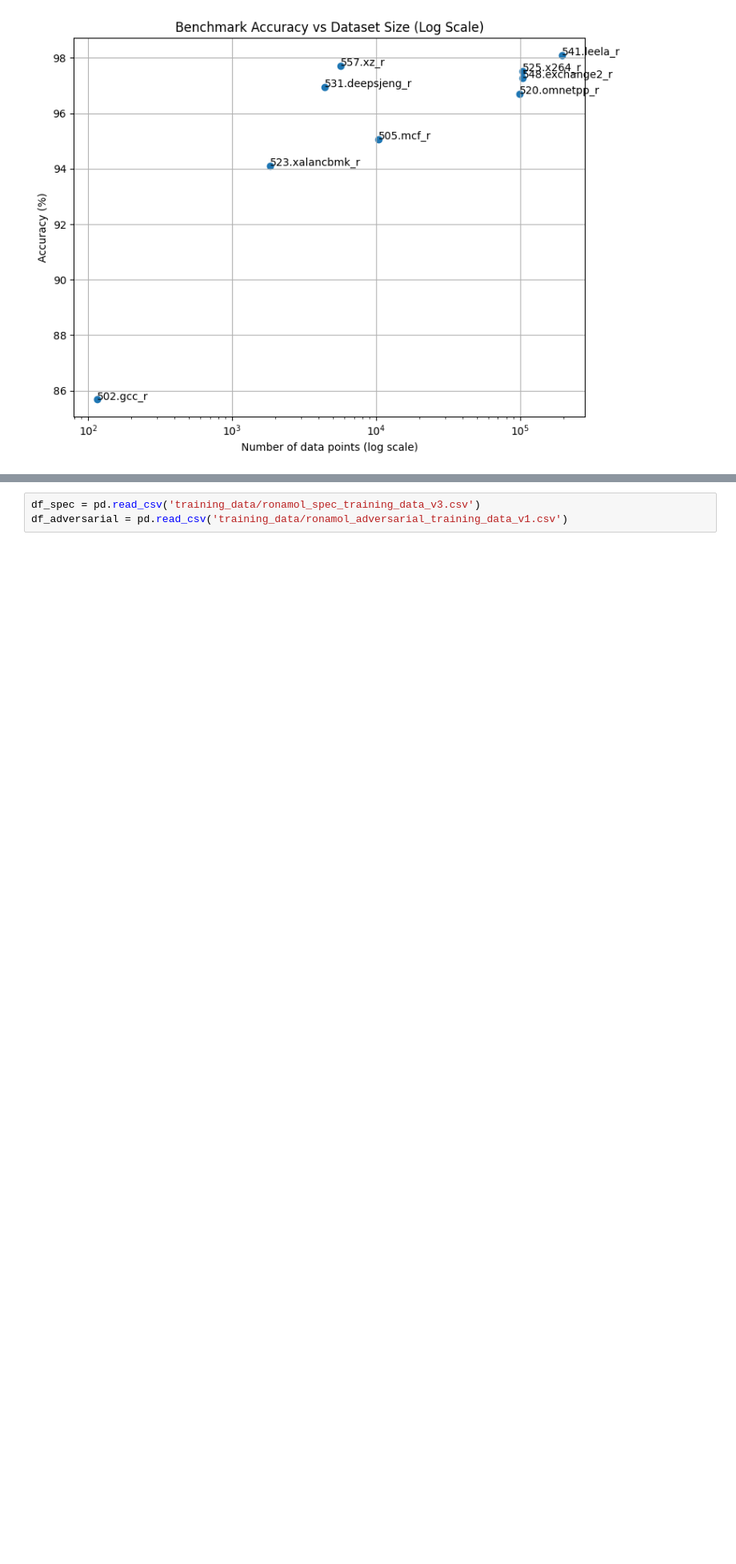
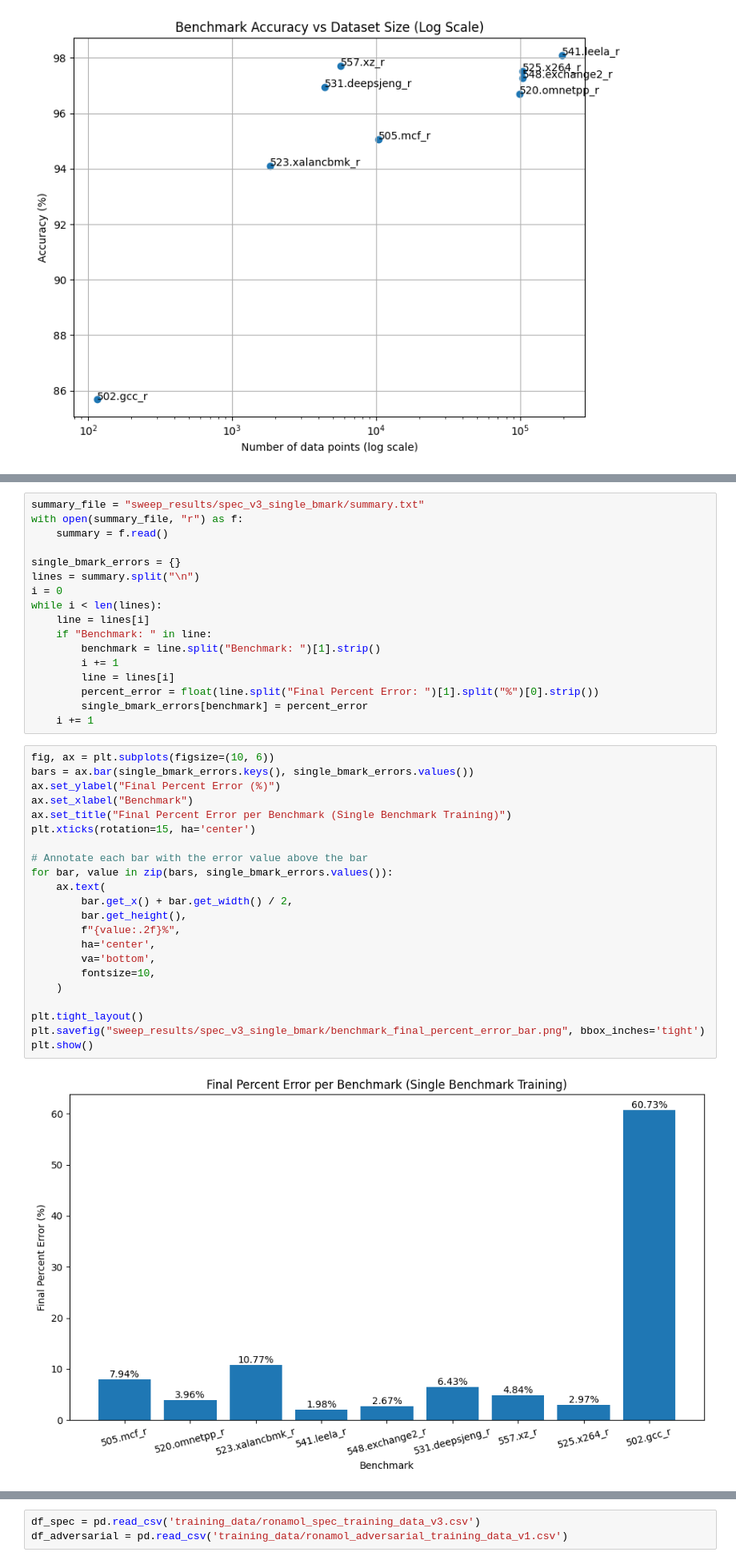
Before and after one commit to ronitnag04/peregrine, a Jupyter notebook: ml_model/analysis.ipynb, the cells around one changed output, grey strips where cells are left out. Shown at 80% size. Saved outputs shown, nothing was run; the diff lists cells and outputs as text; blank space fills up the shorter version.

Commit message:
Analyzing SPEC results per benchmark

```diff
--- a/ml_model/analysis.ipynb
+++ b/ml_model/analysis.ipynb
@@ -705,0 +671,41 @@ plt.savefig("results/spec_v3_0.25/benchmark_accuracy_vs_count.png", bbox_inches=
+# %%
+summary_file = "sweep_results/spec_v3_single_bmark/summary.txt"
+with open(summary_file, "r") as f:
+    summary = f.read()
+
+single_bmark_errors = {}
+lines = summary.split("\n")
+i = 0
+while i < len(lines):
+    line = lines[i]
+    if "Benchmark: " in line:
+        benchmark = line.split("Benchmark: ")[1].strip()
+        i += 1
+        line = lines[i]
+        percent_error = float(line.split("Final Percent Error: ")[1].split("%")[0].strip())
+        single_bmark_errors[benchmark] = percent_error
+    i += 1
+# %%
+fig, ax = plt.subplots(figsize=(10, 6))
+bars = ax.bar(single_bmark_errors.keys(), single_bmark_errors.values())
+ax.set_ylabel("Final Percent Error (%)")
+ax.set_xlabel("Benchmark")
+ax.set_title("Final Percent Error per Benchmark (Single Benchmark Training)")
+plt.xticks(rotation=15, ha='center')
+
+# Annotate each bar with the error value above the bar
+for bar, value in zip(bars, single_bmark_errors.values()):
+    ax.text(
+        bar.get_x() + bar.get_width() / 2,
+        bar.get_height(),
+        f"{value:.2f}%",
+        ha='center',
+        va='bottom',
+        fontsize=10,
+    )
+
+plt.tight_layout()
+plt.savefig("sweep_results/spec_v3_single_bmark/benchmark_final_percent_error_bar.png", bbox_inches='tight')
+plt.show()
+# %% [output]
+[figure, added]
```
Also changed, not shown: parts of 6 cells of this notebook, 2 other files.
